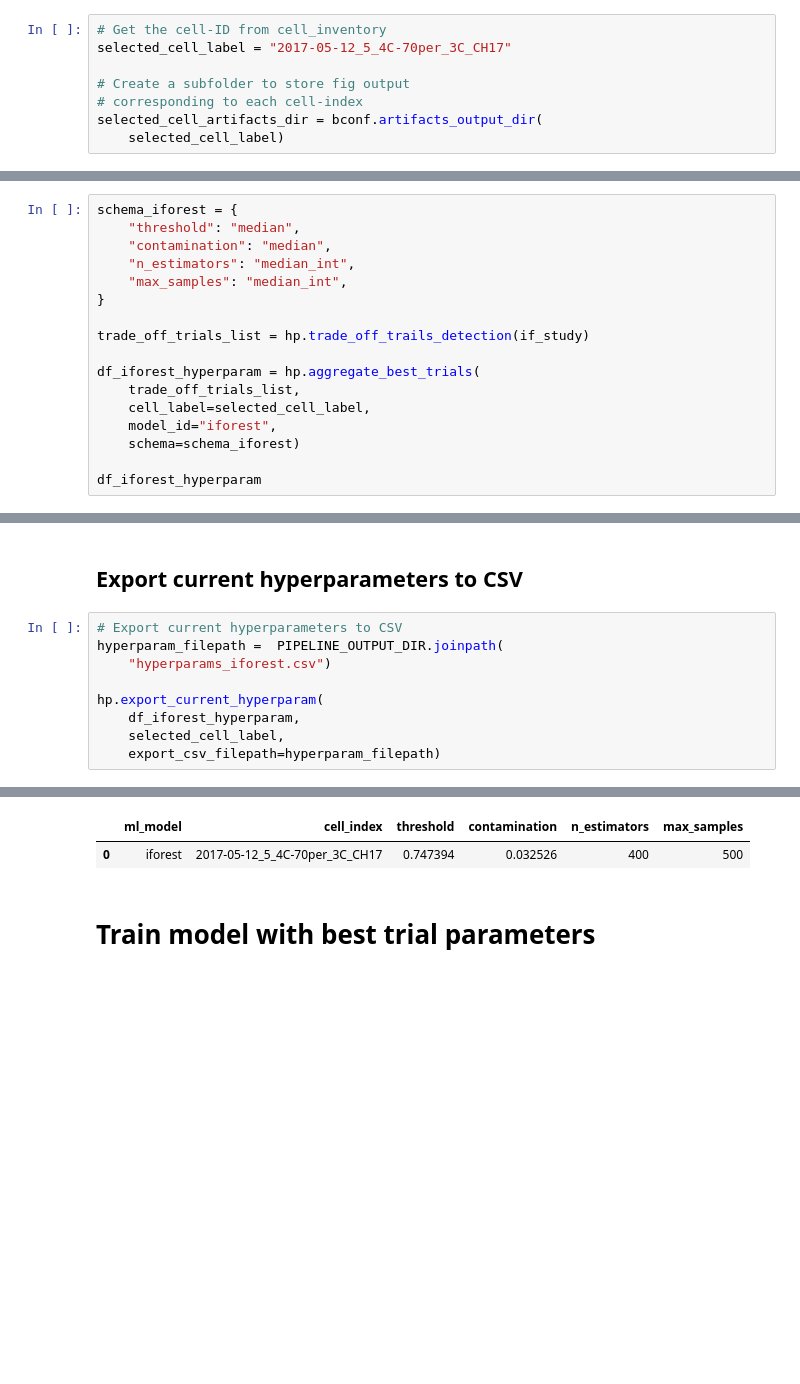
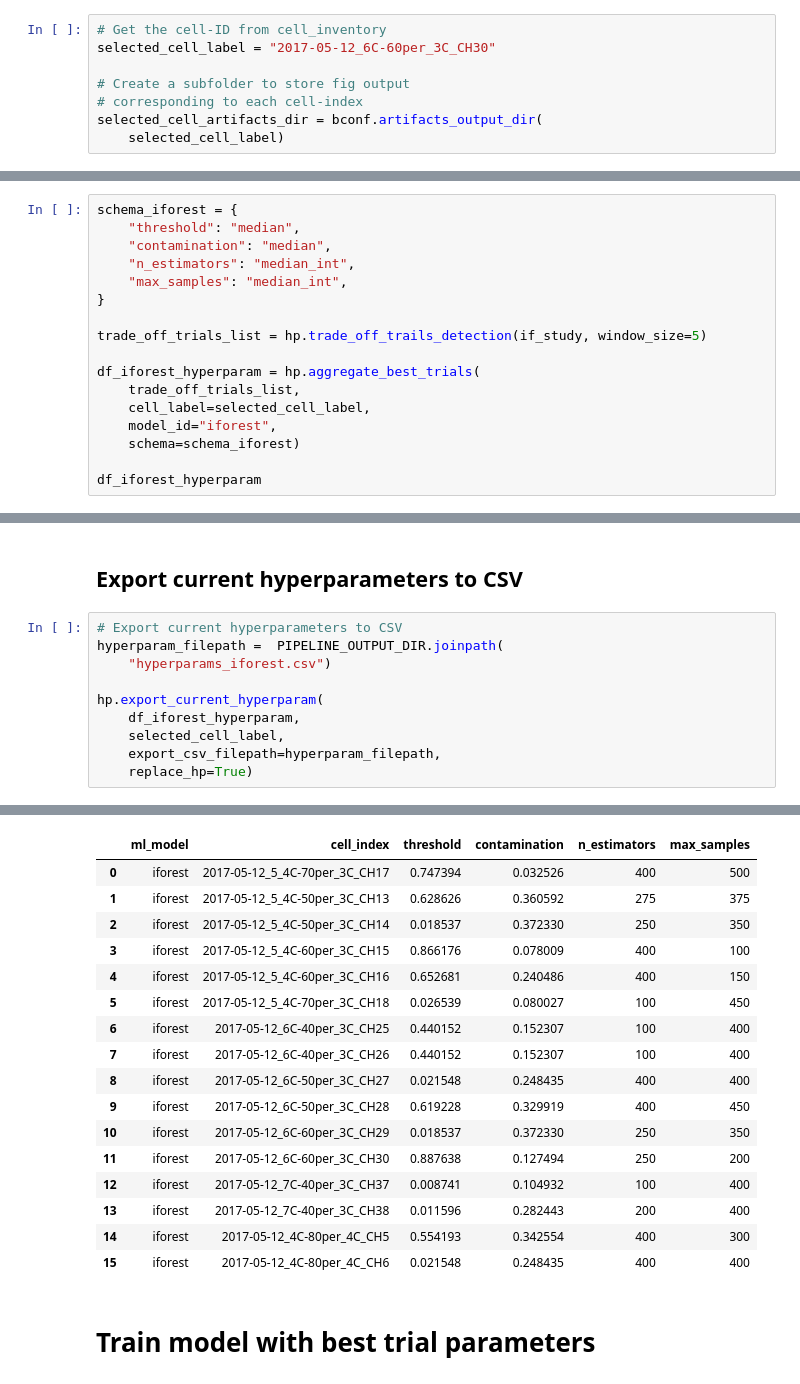
Before and after one commit to meichinpang/osbad, a Jupyter notebook: machine_learning/hp_tuning_with_regression_proxy/ml_01_iforest_hyperparam_regr.ipynb, the cells around one changed output, grey strips where cells are left out. Saved outputs shown, nothing was run; the diff lists cells and outputs as text; blank space fills up the shorter version.

Commit message:
refactored iforest regression proxy notebook

```diff
--- a/machine_learning/hp_tuning_with_regression_proxy/ml_01_iforest_hyperparam_regr.ipynb
+++ b/machine_learning/hp_tuning_with_regression_proxy/ml_01_iforest_hyperparam_regr.ipynb
@@ -79,7 +76,7 @@ Training cell count: 23
 ## Define selected_cell_label
 # %%
 # Get the cell-ID from cell_inventory
-selected_cell_label = "2017-05-12_5_4C-70per_3C_CH17"
+selected_cell_label = "2017-05-12_6C-60per_3C_CH30"
 
 # Create a subfolder to store fig output
 # corresponding to each cell-index
@@ -241,7 +238,7 @@ schema_iforest = {
     "max_samples": "median_int",
 }
 
-trade_off_trials_list = hp.trade_off_trails_detection(if_study)
+trade_off_trials_list = hp.trade_off_trails_detection(if_study, window_size=5)
 
 df_iforest_hyperparam = hp.aggregate_best_trials(
     trade_off_trials_list,
@@ -270,5 +269,6 @@ hyperparam_filepath =  PIPELINE_OUTPUT_DIR.joinpath(
 hp.export_current_hyperparam(
     df_iforest_hyperparam,
     selected_cell_label,
-    export_csv_filepath=hyperparam_filepath)
+    export_csv_filepath=hyperparam_filepath,
+    replace_hp=True)
 # %% [output]
@@ -279,5 +279,20 @@ Hyperparameters for 2017-05-12_5_4C-70per_3C_CH17 already exists in the CSV file
 |  | ml_model | cell_index | threshold | contamination | n_estimators | max_samples |
 | 0 | iforest | 2017-05-12_5_4C-70per_3C_CH17 | 0.747394 | 0.032526 | 400 | 500 |
+| 1 | iforest | 2017-05-12_5_4C-50per_3C_CH13 | 0.628626 | 0.360592 | 275 | 375 |
+| 2 | iforest | 2017-05-12_5_4C-50per_3C_CH14 | 0.018537 | 0.372330 | 250 | 350 |
+| 3 | iforest | 2017-05-12_5_4C-60per_3C_CH15 | 0.866176 | 0.078009 | 400 | 100 |
+| 4 | iforest | 2017-05-12_5_4C-60per_3C_CH16 | 0.652681 | 0.240486 | 400 | 150 |
+| 5 | iforest | 2017-05-12_5_4C-70per_3C_CH18 | 0.026539 | 0.080027 | 100 | 450 |
+| 6 | iforest | 2017-05-12_6C-40per_3C_CH25 | 0.440152 | 0.152307 | 100 | 400 |
+| 7 | iforest | 2017-05-12_6C-40per_3C_CH26 | 0.440152 | 0.152307 | 100 | 400 |
+| 8 | iforest | 2017-05-12_6C-50per_3C_CH27 | 0.021548 | 0.248435 | 400 | 400 |
+| 9 | iforest | 2017-05-12_6C-50per_3C_CH28 | 0.619228 | 0.329919 | 400 | 450 |
+| 10 | iforest | 2017-05-12_6C-60per_3C_CH29 | 0.018537 | 0.372330 | 250 | 350 |
+| 11 | iforest | 2017-05-12_6C-60per_3C_CH30 | 0.887638 | 0.127494 | 250 | 200 |
+| 12 | iforest | 2017-05-12_7C-40per_3C_CH37 | 0.008741 | 0.104932 | 100 | 400 |
+| 13 | iforest | 2017-05-12_7C-40per_3C_CH38 | 0.011596 | 0.282443 | 200 | 400 |
+| 14 | iforest | 2017-05-12_4C-80per_4C_CH5 | 0.554193 | 0.342554 | 400 | 300 |
+| 15 | iforest | 2017-05-12_4C-80per_4C_CH6 | 0.021548 | 0.248435 | 400 | 400 |
 # %% [markdown]
 # Train model with best trial parameters
 # %% [markdown]
```
Also changed, not shown: parts of 19 cells of this notebook.
